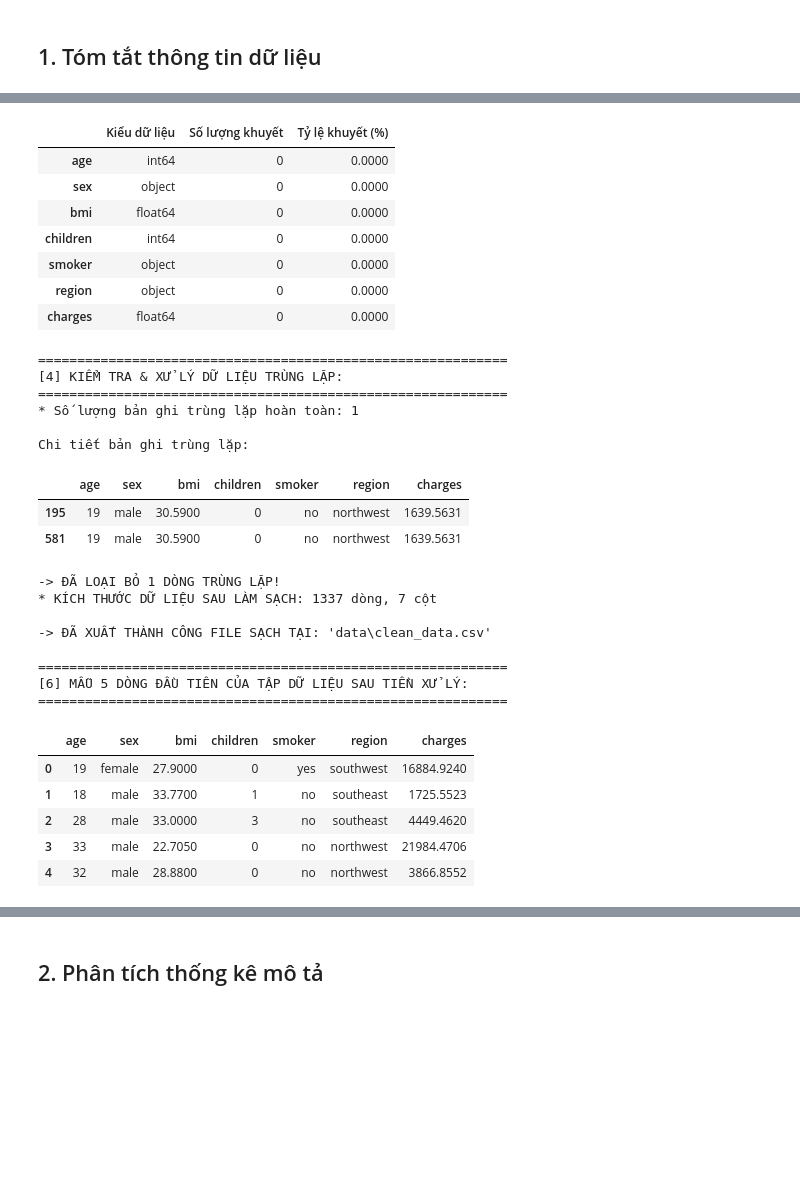
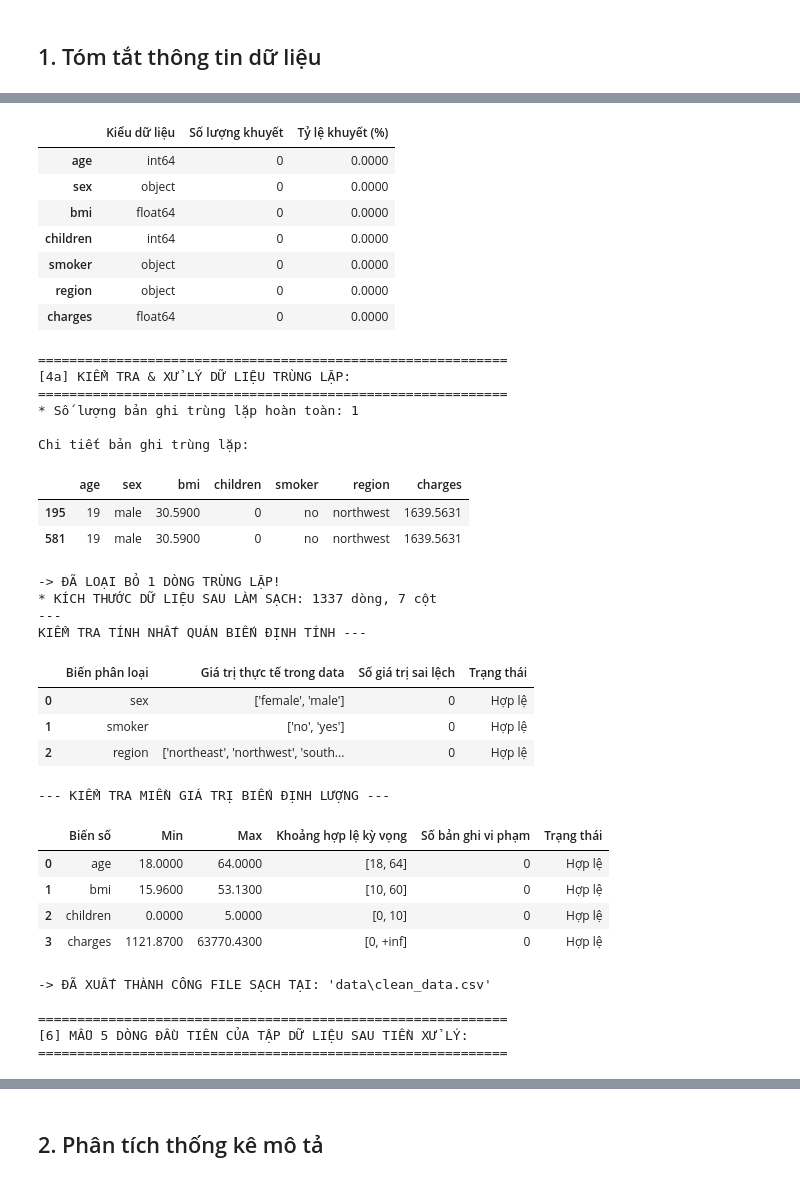
Before and after one commit to twi-van/Medical-Cost-Analysis-Project, a Jupyter notebook: 1_EDA_Hien.ipynb, the cells around one changed output, grey strips where cells are left out. Saved outputs shown, nothing was run; the diff lists cells and outputs as text; code cells hidden in the pictures; blank space fills up the shorter version.

```diff
--- a/1_EDA_Hien.ipynb
+++ b/1_EDA_Hien.ipynb
@@ -50,9 +50,9 @@ missing_df = pd.DataFrame({
 })
 display(missing_df)
 
-# 4. Kiểm tra và xử lý dữ liệu trùng lặp (Duplicates)
+# 4a. Kiểm tra và xử lý dữ liệu trùng lặp (Duplicates)
 print("="*60)
-print("[4] KIỂM TRA & XỬ LÝ DỮ LIỆU TRÙNG LẶP:")
+print("[4a] KIỂM TRA & XỬ LÝ DỮ LIỆU TRÙNG LẶP:")
 print("="*60)
 n_duplicates = df_raw.duplicated().sum()
 print(f"* Số lượng bản ghi trùng lặp hoàn toàn: {n_duplicates}")
@@ -69,6 +69,51 @@ else:
 
 print(f"* KÍCH THƯỚC DỮ LIỆU SAU LÀM SẠCH: {df.shape[0]} dòng, {df.shape[1]} cột")
 
+# 4b. KIỂM TRA TÍNH NHẤT QUÁN CỦA BIẾN PHÂN LOẠI (CATEGORICAL INTEGRITY)
+expected_values = {
+    'sex': {'male', 'female'},
+    'smoker': {'yes', 'no'},
+    'region': {'northeast', 'northwest', 'southeast', 'southwest'}
+}
+
+cat_check = []
+for col, expected in expected_values.items():
+    df[col] = df[col].astype(str).str.strip().str.lower()
+    actual = set(df[col].unique())
+    invalid = actual - expected
+    cat_check.append({
+        'Biến phân loại': col,
+        'Giá trị thực tế trong data': str(sorted(actual)),
+        'Số giá trị sai lệch': len(invalid),
+        'Trạng thái': 'Hợp lệ' if len(invalid) == 0 else f'Lỗi: {invalid}'
+    })
+
+print("--- \nKIỂM TRA TÍNH NHẤT QUÁN BIẾN ĐỊNH TÍNH ---")
+display(pd.DataFrame(cat_check))
+
+# 4c. KIỂM TRA MIỀN GIÁ TRỊ HỢP LÝ CỦA BIẾN SỐ
+valid_ranges = {
+    'age': (18, 64),
+    'bmi': (10, 60),
+    'children': (0, 10),
+    'charges': (0, np.inf)
+}
+
+num_check = []
+for col, (lo, hi) in valid_ranges.items():
+    n_invalid = ((df[col] < lo) | (df[col] > hi)).sum()
+    num_check.append({
+        'Biến số': col,
+        'Min': round(df[col].min(), 2),
+        'Max': round(df[col].max(), 2),
+        'Khoảng hợp lệ kỳ vọng': f"[{lo}, {hi if hi != np.inf else '+inf'}]",
+        'Số bản ghi vi phạm': n_invalid,
+        'Trạng thái': 'Hợp lệ' if n_invalid == 0 else f'{n_invalid} lỗi'
+    })
+
+print("\n--- KIỂM TRA MIỀN GIÁ TRỊ BIẾN ĐỊNH LƯỢNG ---")
+display(pd.DataFrame(num_check))
+
 # 5. Lưu tập dữ liệu đã làm sạch ra file clean_data.csv
 output_dir = 'data'
 os.makedirs(output_dir, exist_ok=True)
@@ -90,43 +135,48 @@ display(df.head())
 <class 'pandas.core.frame.DataFrame'>
 RangeIndex: 1338 entries, 0 to 1337
 Data columns (total 7 columns):
  #   Column    Non-Null Count  Dtype
 ---  ------    --------------  -----
  0   age       1338 non-null   int64
  1   sex       1338 non-null   object
 ... (7 lines left out)
 
 ============================================================
 [3] KIỂM TRA DỮ LIỆU KHUYẾT THIẾU:
 ============================================================
 |  | Kiểu dữ liệu | Số lượng khuyết | Tỷ lệ khuyết (%) |
 | age | int64 | 0 | 0.0000 |
 | sex | object | 0 | 0.0000 |
 | bmi | float64 | 0 | 0.0000 |
 | children | int64 | 0 | 0.0000 |
 | smoker | object | 0 | 0.0000 |
 | region | object | 0 | 0.0000 |
 | charges | float64 | 0 | 0.0000 |
 ============================================================
-[4] KIỂM TRA & XỬ LÝ DỮ LIỆU TRÙNG LẶP:
+[4a] KIỂM TRA & XỬ LÝ DỮ LIỆU TRÙNG LẶP:
 ============================================================
 * Số lượng bản ghi trùng lặp hoàn toàn: 1
 
 Chi tiết bản ghi trùng lặp:
 |  | age | sex | bmi | children | smoker | region | charges |
 | 195 | 19 | male | 30.5900 | 0 | no | northwest | 1639.5631 |
 | 581 | 19 | male | 30.5900 | 0 | no | northwest | 1639.5631 |
 -> ĐÃ LOẠI BỎ 1 DÒNG TRÙNG LẶP!
 * KÍCH THƯỚC DỮ LIỆU SAU LÀM SẠCH: 1337 dòng, 7 cột
-
--> ĐÃ XUẤT THÀNH CÔNG FILE SẠCH TẠI: 'data\clean_data.csv'
-
-============================================================
-[6] MẪU 5 DÒNG ĐẦU TIÊN CỦA TẬP DỮ LIỆU SAU TIỀN XỬ LÝ:
-============================================================
+---
+KIỂM TRA TÍNH NHẤT QUÁN BIẾN ĐỊNH TÍNH ---
-|  | age | sex | bmi | children | smoker | region | charges |
-| 0 | 19 | female | 27.9000 | 0 | yes | southwest | 16884.9240 |
-| 1 | 18 | male | 33.7700 | 1 | no | southeast | 1725.5523 |
-| 2 | 28 | male | 33.0000 | 3 | no | southeast | 4449.4620 |
-| 3 | 33 | male | 22.7050 | 0 | no | northwest | 21984.4706 |
-| 4 | 32 | male | 28.8800 | 0 | no | northwest | 3866.8552 |
+|  | Biến phân loại | Giá trị thực tế trong data | Số giá trị sai lệch | Trạng thái |
+| 0 | sex | ['female', 'male'] | 0 | Hợp lệ |
+| 1 | smoker | ['no', 'yes'] | 0 | Hợp lệ |
+| 2 | region | ['northeast', 'northwest', 'south... | 0 | Hợp lệ |
+--- KIỂM TRA MIỀN GIÁ TRỊ BIẾN ĐỊNH LƯỢNG ---
+|  | Biến số | Min | Max | Khoảng hợp lệ kỳ vọng | Số bản ghi vi phạm | Trạng thái |
+| 0 | age | 18.0000 | 64.0000 | [18, 64] | 0 | Hợp lệ |
+| 1 | bmi | 15.9600 | 53.1300 | [10, 60] | 0 | Hợp lệ |
+| 2 | children | 0.0000 | 5.0000 | [0, 10] | 0 | Hợp lệ |
+| 3 | charges | 1121.8700 | 63770.4300 | [0, +inf] | 0 | Hợp lệ |
+-> ĐÃ XUẤT THÀNH CÔNG FILE SẠCH TẠI: 'data\clean_data.csv'
+
+============================================================
+[6] MẪU 5 DÒNG ĐẦU TIÊN CỦA TẬP DỮ LIỆU SAU TIỀN XỬ LÝ:
+============================================================
```
Also changed, not shown: parts of 6 cells of this notebook, 2 other files.
